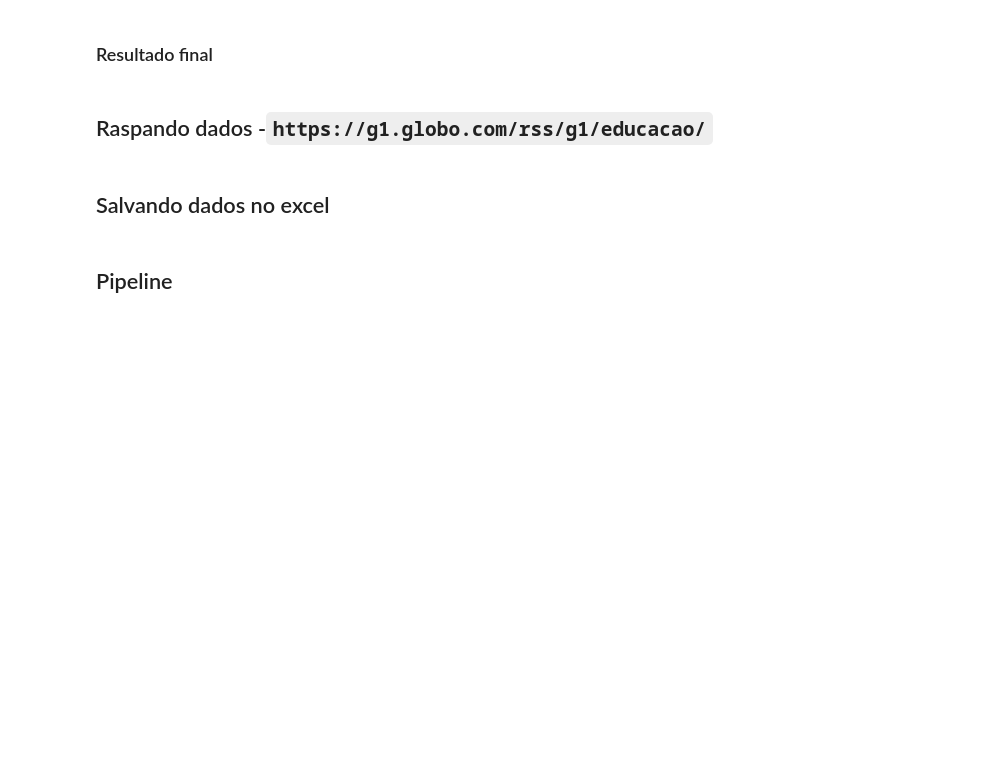
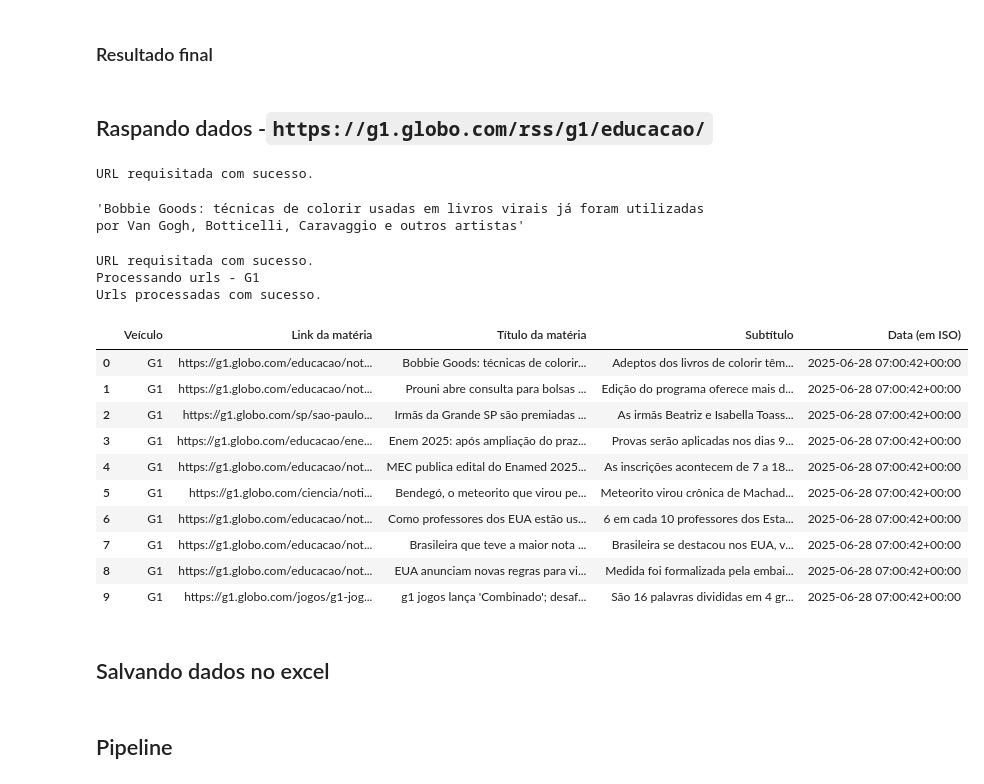
Before and after one commit to IlIIIIIIIIIlI/Projeto-Palver-Lucas-Rezende, a Jupyter notebook: Projeto Palver.ipynb, the cells around one changed output. Drawn from its saved outputs; the diff is of its cells as text; code cells hidden in the pictures; blank space fills up the shorter version.

Commit message:
test: Nova função adicionada: scrape_g1

```diff
--- a/Projeto Palver.ipynb
+++ b/Projeto Palver.ipynb
@@ -283,3 +275,14 @@ def scrape_uol(n=10):
     return news_df
 # %% [markdown]
 ## Raspando dados -`https://g1.globo.com/rss/g1/educacao/`
+# %%
+target_url = 'https://g1.globo.com/rss/g1/educacao/'
+response = request_url(target_url)  # coletando o xml do uol
+
+soup = bs(response.content, "xml")
+
+item_element = soup.find('item')
+item_element.title.text
+# %% [output]
+URL requisitada com sucesso.
+'Bobbie Goods: técnicas de colorir usadas em livros virais já foram utilizadas por Van Gogh, Botticelli, Caravaggio e outros artistas'
@@ -286,3 +338,20 @@ def scrape_uol(n=10):
+# %%
+scrape_g1()
+# %% [output]
+URL requisitada com sucesso.
+Processando urls - G1
+Urls processadas com sucesso.
+|  | Veículo | Link da matéria | Título da matéria | Subtítulo | Data (em ISO) |
+| 0 | G1 | https://g1.globo.com/educacao/not... | Bobbie Goods: técnicas de colorir... | Adeptos dos livros de colorir têm... | 2025-06-28 07:00:42+00:00 |
+| 1 | G1 | https://g1.globo.com/educacao/not... | Prouni abre consulta para bolsas ... | Edição do programa oferece mais d... | 2025-06-28 07:00:42+00:00 |
+| 2 | G1 | https://g1.globo.com/sp/sao-paulo... | Irmãs da Grande SP são premiadas ... | As irmãs Beatriz e Isabella Toass... | 2025-06-28 07:00:42+00:00 |
+| 3 | G1 | https://g1.globo.com/educacao/ene... | Enem 2025: após ampliação do praz... | Provas serão aplicadas nos dias 9... | 2025-06-28 07:00:42+00:00 |
+| 4 | G1 | https://g1.globo.com/educacao/not... | MEC publica edital do Enamed 2025... | As inscrições acontecem de 7 a 18... | 2025-06-28 07:00:42+00:00 |
+| 5 | G1 | https://g1.globo.com/ciencia/noti... | Bendegó, o meteorito que virou pe... | Meteorito virou crônica de Machad... | 2025-06-28 07:00:42+00:00 |
+| 6 | G1 | https://g1.globo.com/educacao/not... | Como professores dos EUA estão us... | 6 em cada 10 professores dos Esta... | 2025-06-28 07:00:42+00:00 |
+| 7 | G1 | https://g1.globo.com/educacao/not... | Brasileira que teve a maior nota ... | Brasileira se destacou nos EUA, v... | 2025-06-28 07:00:42+00:00 |
+| 8 | G1 | https://g1.globo.com/educacao/not... | EUA anunciam novas regras para vi... | Medida foi formalizada pela embai... | 2025-06-28 07:00:42+00:00 |
+| 9 | G1 | https://g1.globo.com/jogos/g1-jog... | g1 jogos lança 'Combinado'; desaf... | São 16 palavras divididas em 4 gr... | 2025-06-28 07:00:42+00:00 |
 # %% [markdown]
 ## Salvando dados no excel
 # %%
```
Also changed, not shown: parts of 21 cells of this notebook, 2 other files.
